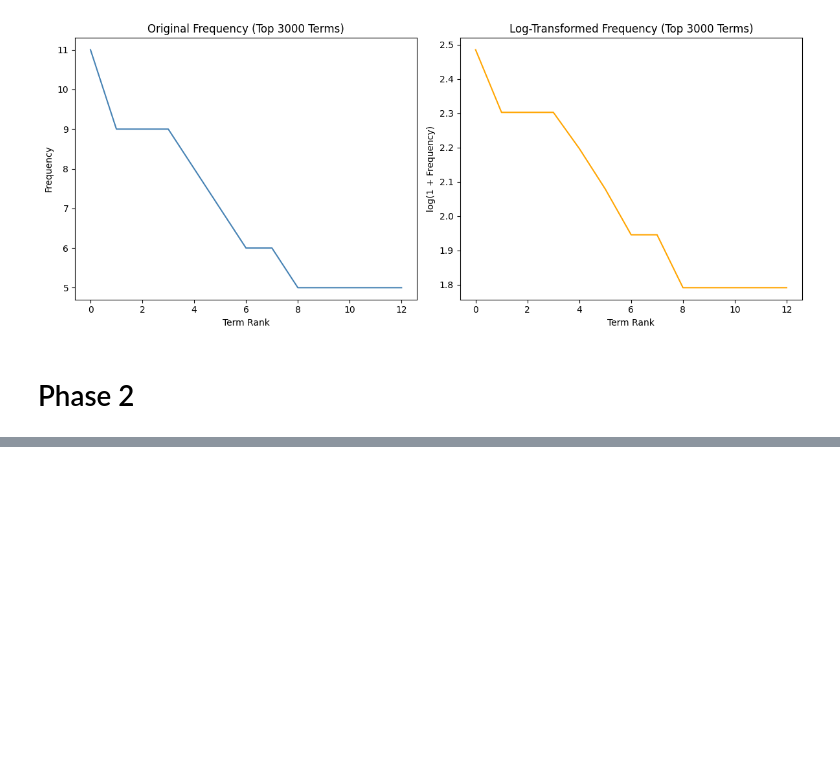
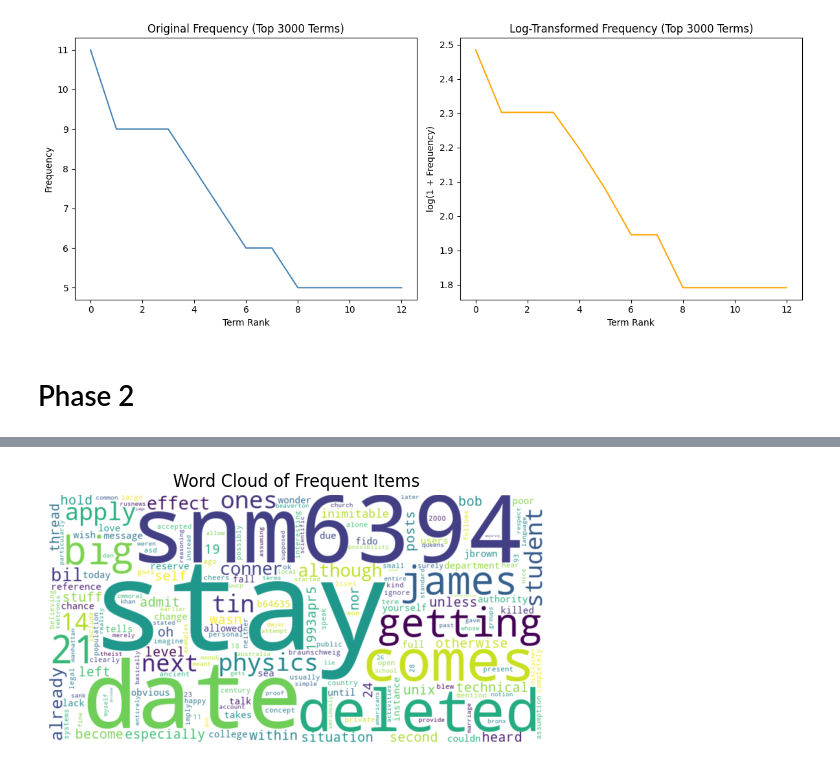
Before and after one commit to da111020001-lab/DM2025-Lab1-Exercise, a Jupyter notebook: DM2025-Lab1-Homework.ipynb, the cells around one changed output, grey strips where cells are left out. Saved outputs shown, nothing was run; the diff lists cells and outputs as text; code cells hidden in the pictures; blank space fills up the shorter version.

```diff
--- a/DM2025-Lab1-Homework.ipynb
+++ b/DM2025-Lab1-Homework.ipynb
@@ -403,0 +603,12 @@ plt.show()
+# %%
+from wordcloud import WordCloud
+
+wc = WordCloud(width=800, height=400, background_color='white')
+wc.generate_from_frequencies(obj.item_freq)
+
+plt.imshow(wc, interpolation='bilinear')
+plt.axis("off")
+plt.title("Word Cloud of Frequent Items")
+plt.show()
+# %% [output]
+[figure, added]
```
Also changed, not shown: parts of 24 cells of this notebook, 11 other files.
